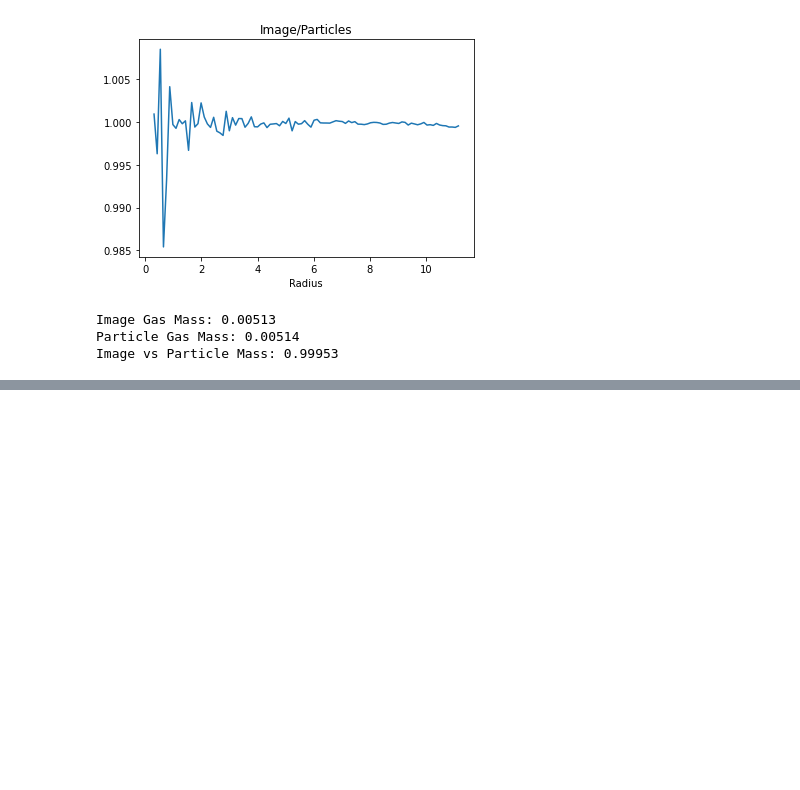
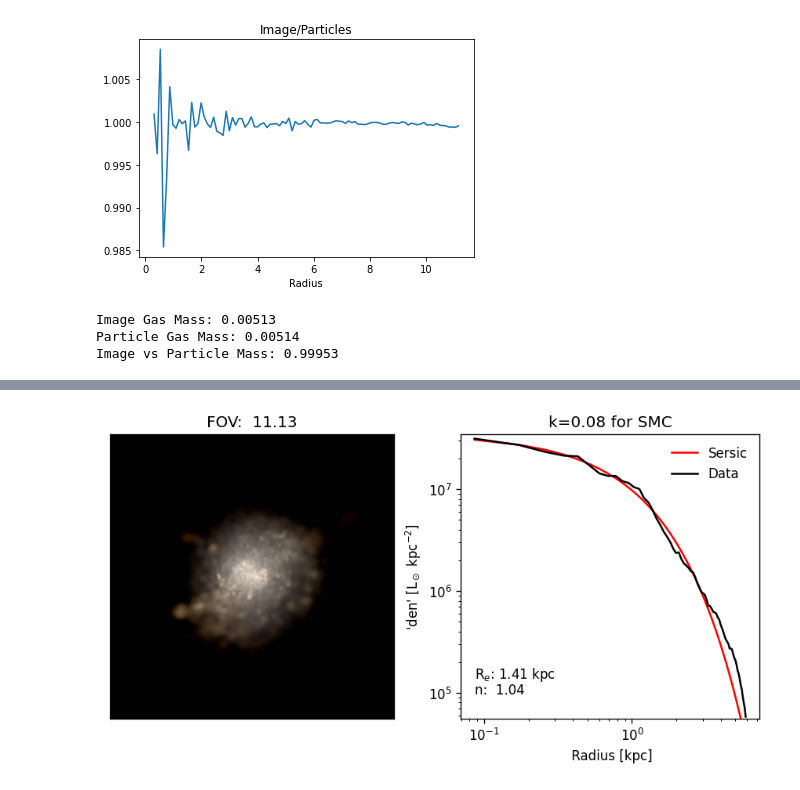
Before and after one commit to courtk32/mockobservation-tools, a Jupyter notebook: Gas_Extinction.ipynb, the cells around one changed output, grey strips where cells are left out. Saved outputs shown, nothing was run; the diff lists cells and outputs as text; code cells hidden in the pictures; blank space fills up the shorter version.

```diff
--- a/Gas_Extinction.ipynb
+++ b/Gas_Extinction.ipynb
@@ -209,0 +224,12 @@ Image vs Particle Mass: 0.99953
+# %%
+image,out_band0,out_band1,out_band2 = gal.get_mock_observation(star_snapdict,
+                                                               gas_snapdict,
+                                                               bands = bands,
+                                                               FOV = FOV,
+                                                               mass_scaler = mass_scaler,
+                                                               pixels = pixels,
+                                                               view = view,
+                                                               minden = minden,
+                                                               center = center,
+                                                               return_type = 'mock_image'
+                                                              )
@@ -209,0 +245,29 @@ Image vs Particle Mass: 0.99953
+# %%
+#Sersic fit with the Mock Images
+
+fig, axs = plt.subplots(1,2,figsize=(9, 4))
+
+
+axs[0].set_title(f'FOV:  {FOV:.2f}')
+axs[0].imshow(image)
+axs[0].axes.xaxis.set_visible(False)
+axs[0].axes.yaxis.set_visible(False)
+
+#Redshift
+z = 0.005
+
+FOV_arc = gal.convert_kpc_to_arcsec(FOV,z)
+        # Pixel size is 0.4 arcsec
+        # seeing is 2 acrsec
+n_measure = int(FOV_arc/ 0.8) # spaced 2 pixels
+
+radius,sb = gen.measure_surfbright(out_band1, FOV=FOV, nmeasure=n_measure)
+
+R_e,I,n,std = gen.fit_sersic(radius, sb, ax_sersic=axs[1])
+axs[1].set_title('k=0.08 for SMC')
+#k=0.78 for MW
+#k=0.16 for LMC
+#k=0.08 for SMC
+#plt.savefig('../plots/dustk_smc08_'+sim+'.png')
+# %% [output]
+[figure, added]
```
Also changed, not shown: parts of 5 cells of this notebook, 1 other file.
